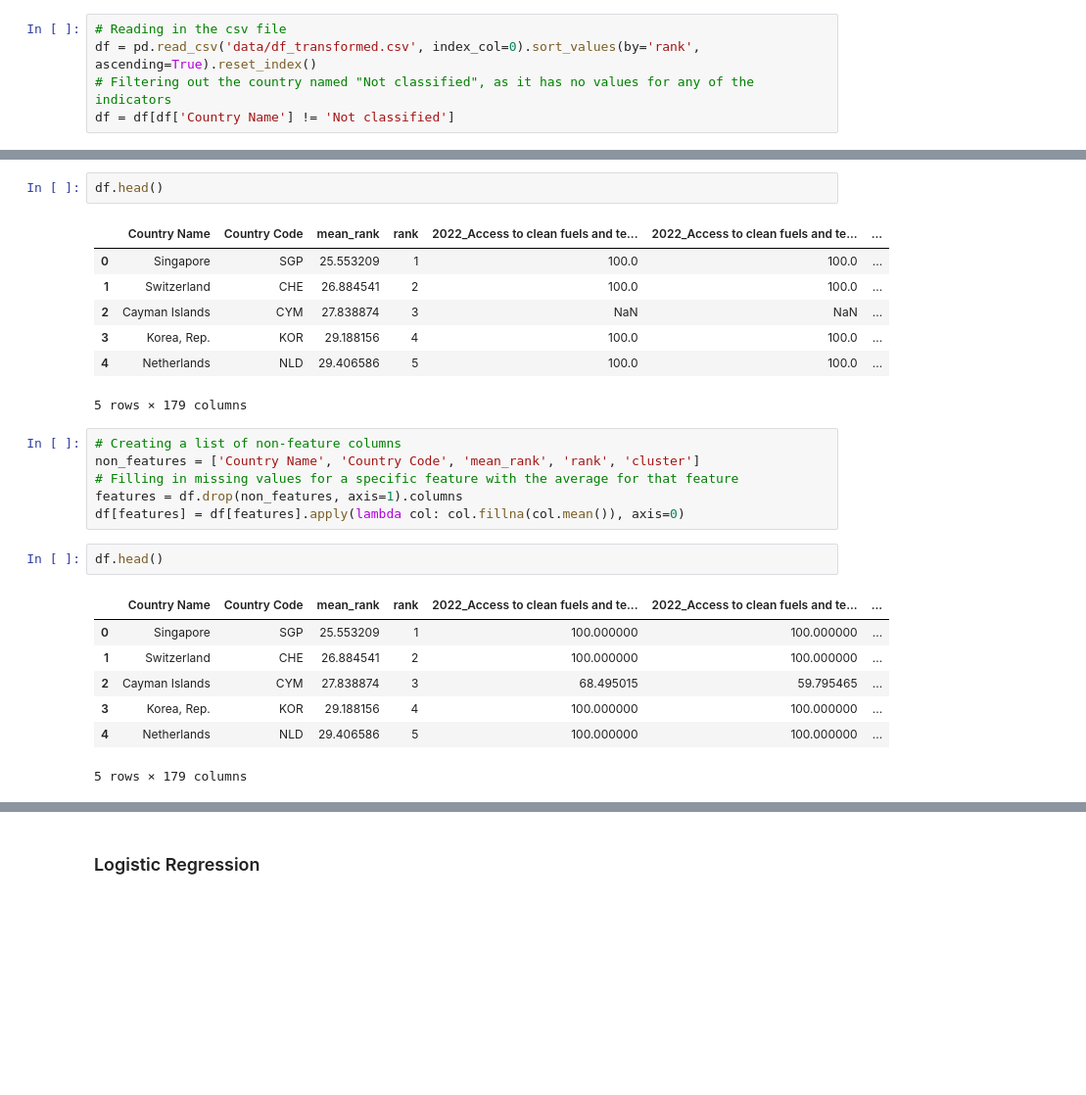
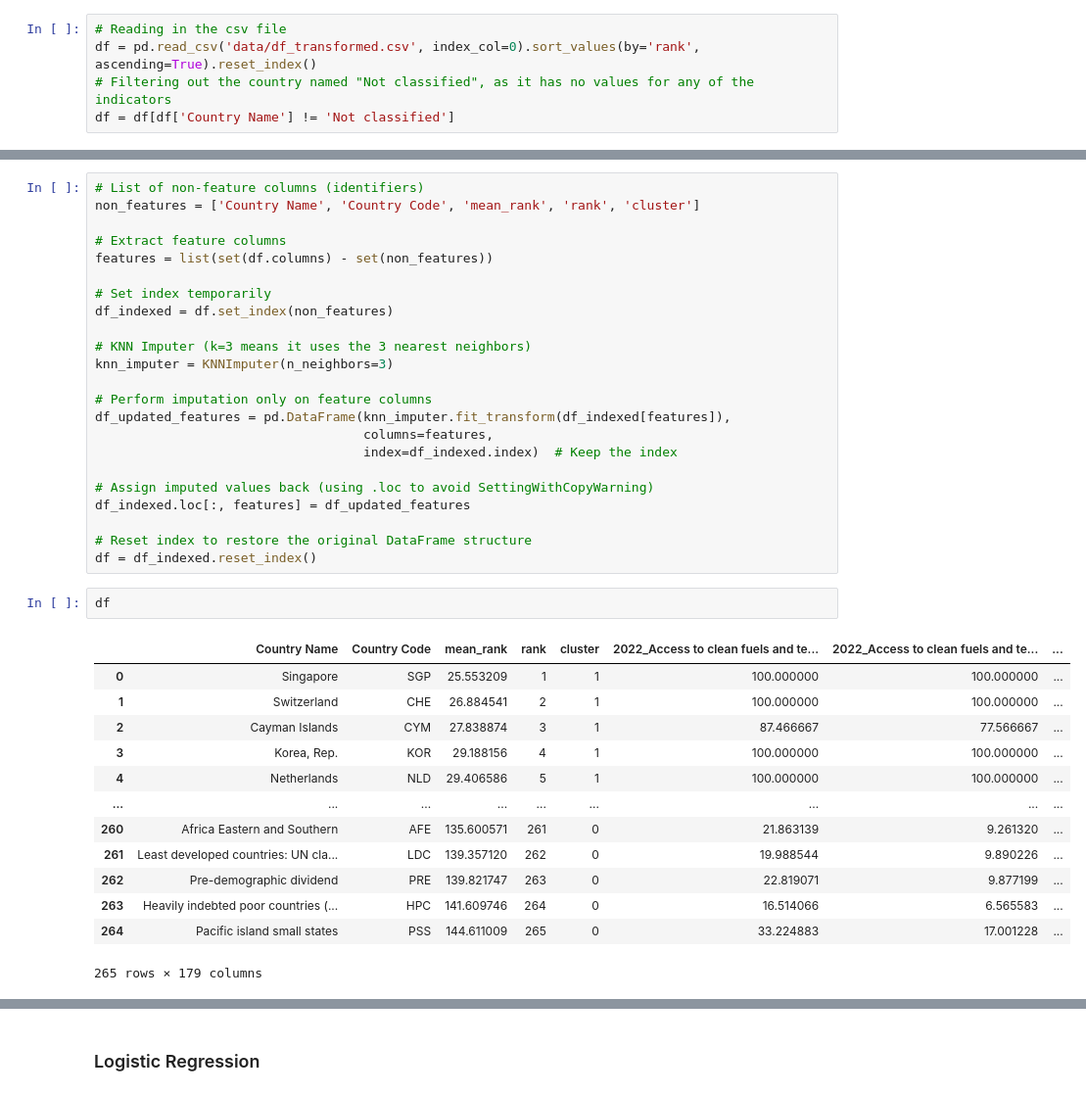
Before and after one commit to paulpark6/SAP_Datathon, a Jupyter notebook: 5. machine_learning_modelling.ipynb, the cells around one changed output, grey strips where cells are left out. Shown at 98% size. Drawn from its saved outputs; the diff is of its cells as text; blank space fills up the shorter version.

```diff
--- a/5. machine_learning_modelling.ipynb
+++ b/5. machine_learning_modelling.ipynb
@@ -14,26 +26,39 @@ df = df[df['Country Name'] != 'Not classified']
+# %%
+# List of non-feature columns (identifiers)
+non_features = ['Country Name', 'Country Code', 'mean_rank', 'rank', 'cluster']
+
+# Extract feature columns
+features = list(set(df.columns) - set(non_features))
+
+# Set index temporarily
+df_indexed = df.set_index(non_features)
+
+# KNN Imputer (k=3 means it uses the 3 nearest neighbors)
+knn_imputer = KNNImputer(n_neighbors=3)
+
+# Perform imputation only on feature columns
+df_updated_features = pd.DataFrame(knn_imputer.fit_transform(df_indexed[features]),
+                                   columns=features,
+                                   index=df_indexed.index)  # Keep the index
+
+# Assign imputed values back (using .loc to avoid SettingWithCopyWarning)
+df_indexed.loc[:, features] = df_updated_features
+
+# Reset index to restore the original DataFrame structure
+df = df_indexed.reset_index()
 # %%
-df.head()
+df
 # %% [output]
-|  | Country Name | Country Code | mean_rank | rank | 2022_Access to clean fuels and te... | 2022_Access to clean fuels and te... | ... |
-| 0 | Singapore | SGP | 25.553209 | 1 | 100.0 | 100.0 | ... |
-| 1 | Switzerland | CHE | 26.884541 | 2 | 100.0 | 100.0 | ... |
-| 2 | Cayman Islands | CYM | 27.838874 | 3 | NaN | NaN | ... |
-| 3 | Korea, Rep. | KOR | 29.188156 | 4 | 100.0 | 100.0 | ... |
-| 4 | Netherlands | NLD | 29.406586 | 5 | 100.0 | 100.0 | ... |
+|  | Country Name | Country Code | mean_rank | rank | cluster | 2022_Access to clean fuels and te... | 2022_Access to clean fuels and te... | ... |
+| 0 | Singapore | SGP | 25.553209 | 1 | 1 | 100.000000 | 100.000000 | ... |
+| 1 | Switzerland | CHE | 26.884541 | 2 | 1 | 100.000000 | 100.000000 | ... |
+| 2 | Cayman Islands | CYM | 27.838874 | 3 | 1 | 87.466667 | 77.566667 | ... |
+| 3 | Korea, Rep. | KOR | 29.188156 | 4 | 1 | 100.000000 | 100.000000 | ... |
+| 4 | Netherlands | NLD | 29.406586 | 5 | 1 | 100.000000 | 100.000000 | ... |
+| ... | ... | ... | ... | ... | ... | ... | ... | ... |
+| 260 | Africa Eastern and Southern | AFE | 135.600571 | 261 | 0 | 21.863139 | 9.261320 | ... |
+| 261 | Least developed countries: UN cla... | LDC | 139.357120 | 262 | 0 | 19.988544 | 9.890226 | ... |
+| 262 | Pre-demographic dividend | PRE | 139.821747 | 263 | 0 | 22.819071 | 9.877199 | ... |
+| 263 | Heavily indebted poor countries (... | HPC | 141.609746 | 264 | 0 | 16.514066 | 6.565583 | ... |
+| 264 | Pacific island small states | PSS | 144.611009 | 265 | 0 | 33.224883 | 17.001228 | ... |
-5 rows × 179 columns
+265 rows × 179 columns
-# %%
-# Creating a list of non-feature columns
-non_features = ['Country Name', 'Country Code', 'mean_rank', 'rank', 'cluster']
-# Filling in missing values for a specific feature with the average for that feature
-features = df.drop(non_features, axis=1).columns
-df[features] = df[features].apply(lambda col: col.fillna(col.mean()), axis=0)
-# %%
-df.head()
-# %% [output]
-|  | Country Name | Country Code | mean_rank | rank | 2022_Access to clean fuels and te... | 2022_Access to clean fuels and te... | ... |
-| 0 | Singapore | SGP | 25.553209 | 1 | 100.000000 | 100.000000 | ... |
-| 1 | Switzerland | CHE | 26.884541 | 2 | 100.000000 | 100.000000 | ... |
-| 2 | Cayman Islands | CYM | 27.838874 | 3 | 68.495015 | 59.795465 | ... |
-| 3 | Korea, Rep. | KOR | 29.188156 | 4 | 100.000000 | 100.000000 | ... |
-| 4 | Netherlands | NLD | 29.406586 | 5 | 100.000000 | 100.000000 | ... |
-5 rows × 179 columns
```
Also changed, not shown: parts of 8 cells of this notebook, 2 other files.
